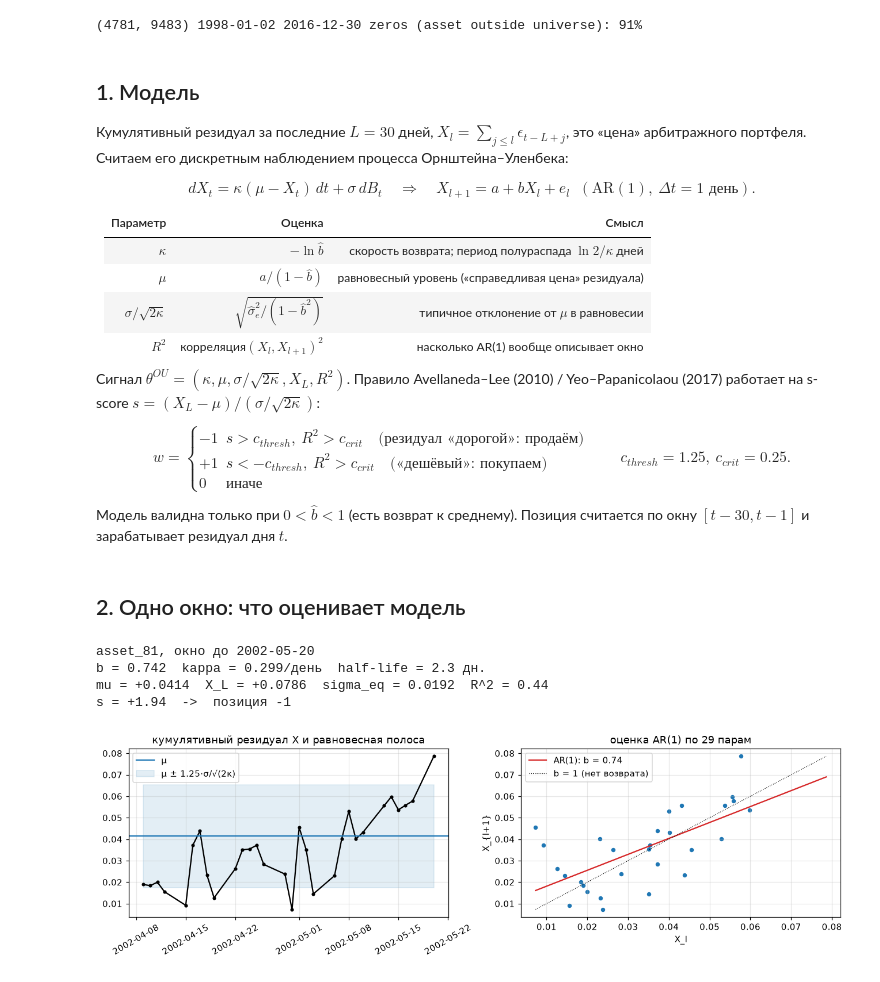
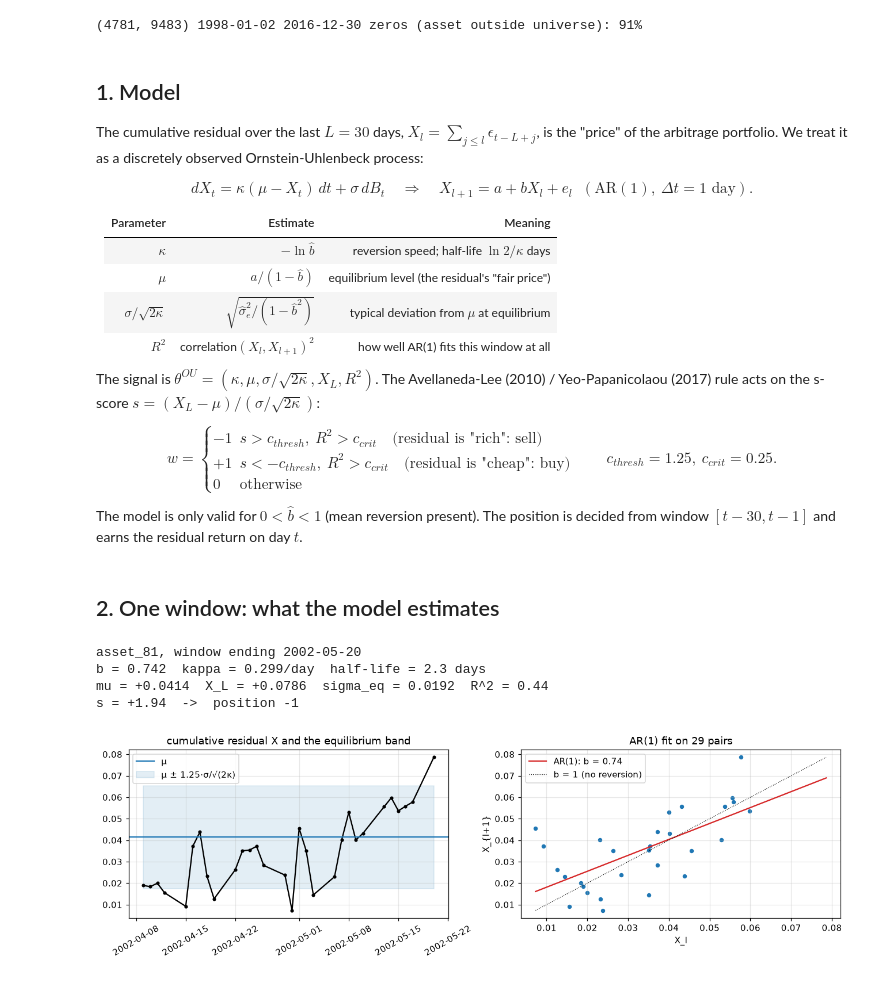
Before and after one commit to bani2016up/deep-learning-statistical-arbitrage, a Jupyter notebook: notebooks/ou_threshold.ipynb, the cells around one changed output. Drawn from its saved outputs; the diff is of its cells as text; code cells hidden in the pictures.

Commit message:
Translate OU+Threshold notebook to English
Matches the rest of the repo (README, docs, docstrings). Content and figures unchanged,
re-executed end to end.

```diff
--- a/notebooks/ou_threshold.ipynb
+++ b/notebooks/ou_threshold.ipynb
@@ -25,58 +25,58 @@ print(R.shape, dates[0], dates[-1], f"zeros (asset outside universe): {np.mean(R
 # %% [output]
 (4781, 9483) 1998-01-02 2016-12-30 zeros (asset outside universe): 91%
 # %% [markdown]
-## 1. Модель
+## 1. Model
 
-Кумулятивный резидуал за последние $L=30$ дней, $X_l=\sum_{j\le l}\epsilon_{t-L+j}$, это «цена» арбитражного портфеля. Считаем его дискретным наблюдением процесса Орнштейна–Уленбека:
+The cumulative residual over the last $L=30$ days, $X_l=\sum_{j\le l}\epsilon_{t-L+j}$, is the "price" of the arbitrage portfolio. We treat it as a discretely observed Ornstein-Uhlenbeck process:
 
-$$dX_t=\kappa(\mu-X_t)\,dt+\sigma\,dB_t \quad\Longrightarrow\quad X_{l+1}=a+bX_l+e_l \;\;(\text{AR}(1),\ \Delta t=1\text{ день}).$$
+$$dX_t=\kappa(\mu-X_t)\,dt+\sigma\,dB_t \quad\Longrightarrow\quad X_{l+1}=a+bX_l+e_l \;\;(\text{AR}(1),\ \Delta t=1\text{ day}).$$
 
-| Параметр | Оценка | Смысл |
+| Parameter | Estimate | Meaning |
 |---|---|---|
-| $\kappa$ | $-\ln \hat b$ | скорость возврата; период полураспада $\ln 2/\kappa$ дней |
-| $\mu$ | $\hat a/(1-\hat b)$ | равновесный уровень («справедливая цена» резидуала) |
-| $\sigma/\sqrt{2\kappa}$ | $\sqrt{\hat\sigma_e^2/(1-\hat b^2)}$ | типичное отклонение от $\mu$ в равновесии |
-| $R^2$ | корреляция$(X_l, X_{l+1})^2$ | насколько AR(1) вообще описывает окно |
+| $\kappa$ | $-\ln \hat b$ | reversion speed; half-life $\ln 2/\kappa$ days |
+| $\mu$ | $\hat a/(1-\hat b)$ | equilibrium level (the residual's "fair price") |
+| $\sigma/\sqrt{2\kappa}$ | $\sqrt{\hat\sigma_e^2/(1-\hat b^2)}$ | typical deviation from $\mu$ at equilibrium |
+| $R^2$ | correlation$(X_l, X_{l+1})^2$ | how well AR(1) fits this window at all |
 
-Сигнал $\theta^{OU}=(\kappa,\mu,\sigma/\sqrt{2\kappa},X_L,R^2)$. Правило Avellaneda–Lee (2010) / Yeo–Papanicolaou (2017) работает на s-score $s=(X_L-\mu)/(\sigma/\sqrt{2\kappa})$:
+The signal is $\theta^{OU}=(\kappa,\mu,\sigma/\sqrt{2\kappa},X_L,R^2)$. The Avellaneda-Lee (2010) / Yeo-Papanicolaou (2017) rule acts on the s-score $s=(X_L-\mu)/(\sigma/\sqrt{2\kappa})$:
 
-$$w=\begin{cases}-1 & s>c_{thresh},\ R^2>c_{crit} \quad\text{(резидуал «дорогой»: продаём)}\\ +1 & s<-c_{thresh},\ R^2>c_{crit}\quad\text{(«дешёвый»: покупаем)}\\ 0 & \text{иначе}\end{cases}\qquad c_{thresh}=1.25,\ c_{crit}=0.25.$$
+$$w=\begin{cases}-1 & s>c_{thresh},\ R^2>c_{crit} \quad\text{(residual is "rich": sell)}\\ +1 & s<-c_{thresh},\ R^2>c_{crit}\quad\text{(residual is "cheap": buy)}\\ 0 & \text{otherwise}\end{cases}\qquad c_{thresh}=1.25,\ c_{crit}=0.25.$$
 
-Модель валидна только при $0<\hat b<1$ (есть возврат к среднему). Позиция считается по окну $[t-30, t-1]$ и зарабатывает резидуал дня $t$.
+The model is only valid for $0<\hat b<1$ (mean reversion present). The position is decided from window $[t-30, t-1]$ and earns the residual return on day $t$.
-# %% [markdown]
-## 2. Одно окно: что оценивает модель
+# %% [markdown]
+## 2. One window: what the model estimates
 # %%
 def fit_window(asset, t):
     """OU fit on residuals [t-L, t-1] of one asset."""
     window = R[t - L : t, [asset]]
     signal = ou_signal(window)
     b = float(np.exp(-signal.kappa[0]))
     return window[:, 0], signal, b
 
 asset, t = 81, int(np.searchsorted(dates, np.datetime64("2002-05-21")))
 window, sig, b = fit_window(asset, t)
 X = np.cumsum(window)
-print(f"asset_{asset}, окно до {dates[t - 1]}")
-print(f"b = {b:.3f}  kappa = {sig.kappa[0]:.3f}/день  half-life = {np.log(2) / sig.kappa[0]:.1f} дн.")
+print(f"asset_{asset}, window ending {dates[t - 1]}")
+print(f"b = {b:.3f}  kappa = {sig.kappa[0]:.3f}/day  half-life = {np.log(2) / sig.kappa[0]:.1f} days")
 print(f"mu = {sig.mu[0]:+.4f}  X_L = {sig.last[0]:+.4f}  sigma_eq = {sig.sigma_eq[0]:.4f}  R^2 = {sig.r2[0]:.2f}")
-print(f"s = {sig.s_score[0]:+.2f}  ->  позиция {threshold_positions(sig)[0]:+.0f}")
+print(f"s = {sig.s_score[0]:+.2f}  ->  position {threshold_positions(sig)[0]:+.0f}")
 
 fig, ax = plt.subplots(1, 2, figsize=(12, 3.8))
 ax[0].plot(dates[t - L : t], X, "k.-")
 ax[0].axhline(sig.mu[0], color="C0", label="μ")
 ax[0].fill_between(dates[t - L : t], sig.mu[0] - 1.25 * sig.sigma_eq[0], sig.mu[0] + 1.25 * sig.sigma_eq[0],
                    color="C0", alpha=0.12, label="μ ± 1.25·σ/√(2κ)")
-ax[0].set_title("кумулятивный резидуал X и равновесная полоса"); ax[0].legend(); ax[0].tick_params(axis="x", rotation=30)
+ax[0].set_title("cumulative residual X and the equilibrium band"); ax[0].legend(); ax[0].tick_params(axis="x", rotation=30)
 ax[1].scatter(X[:-1], X[1:], s=15)
 grid = np.linspace(X.min(), X.max(), 10)
 a = sig.mu[0] * (1 - b)
 ax[1].plot(grid, a + b * grid, "C3", label=f"AR(1): b = {b:.2f}")
-ax[1].plot(grid, grid, "k:", lw=0.8, label="b = 1 (нет возврата)")
-ax[1].set(xlabel="X_l", ylabel="X_{l+1}", title="оценка AR(1) по 29 парам"); ax[1].legend()
+ax[1].plot(grid, grid, "k:", lw=0.8, label="b = 1 (no reversion)")
+ax[1].set(xlabel="X_l", ylabel="X_{l+1}", title="AR(1) fit on 29 pairs"); ax[1].legend()
 plt.tight_layout()
 # %% [output]
-asset_81, окно до 2002-05-20
-b = 0.742  kappa = 0.299/день  half-life = 2.3 дн.
+asset_81, window ending 2002-05-20
+b = 0.742  kappa = 0.299/day  half-life = 2.3 days
 mu = +0.0414  X_L = +0.0786  sigma_eq = 0.0192  R^2 = 0.44
-s = +1.94  ->  позиция -1
+s = +1.94  ->  position -1
-[figure, old version]
+[figure, new version]
```
Also changed, not shown: parts of 11 cells of this notebook.
